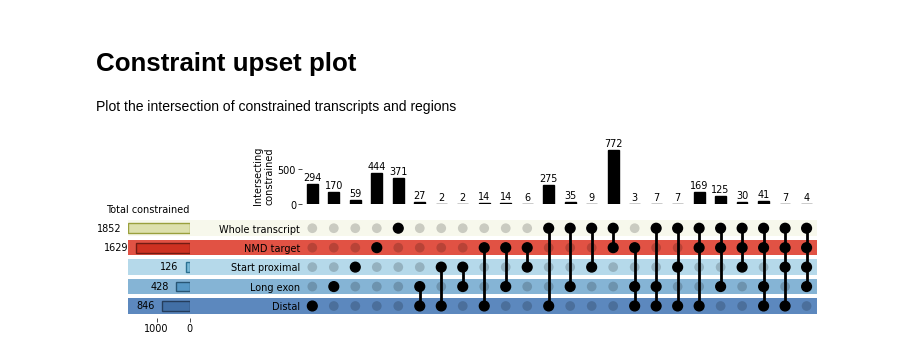
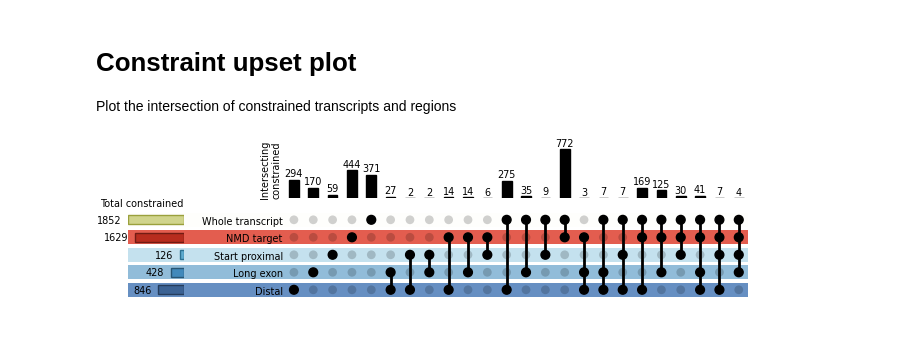
Before and after one commit to alexblakes/regional_nonsense_constraint, a Jupyter notebook: notebooks/figures/fig_02/upset_plot.ipynb, the cells around one changed output. Cells and saved outputs as stored; diff of their text form; code cells hidden in the pictures.

Commit message:
Update upset plot

```diff
--- a/notebooks/figures/fig_02/upset_plot.ipynb
+++ b/notebooks/figures/fig_02/upset_plot.ipynb
@@ -25,41 +25,53 @@ df = pd.read_csv(C.STATS_UPSET_CONSTRAINT, sep="\t", index_col="enst")
 upset_data = upsetplot.from_indicators(C.REGION_LABELS, data=df)
 # %%
 # Visualise the plot
+from xml.dom.minidom import Element
+
+
 upset = upsetplot.UpSet(
     upset_data,
+    sort_by="degree",
     sort_categories_by="-input",
     max_subset_size=2500,
     # show_counts=True,
-    element_size=20,
+    element_size=18,
     intersection_plot_elements=3,
     totals_plot_elements=3,
     facecolor="Black",
+    # element_size=None
 )
 
+# Colour category shading and bars
 for region, colour in zip(C.REGION_LABELS, region_palette):
     upset.style_categories(
         region,
-        shading_facecolor=vis.adjust_lightness(colour, 1.1),
-        bar_facecolor=vis.adjust_lightness(colour, 0.9),
+        shading_facecolor=vis.adjust_lightness(colour, 1.15),
+        bar_facecolor=vis.adjust_lightness(colour, 0.8),
         bar_edgecolor=vis.adjust_lightness(colour, 0.5)
     )
-
-u = upset.plot()
-
-# Customise the "totals" Axes
-u["totals"].grid(False)
-# u["totals"].set_xticks([])
-u["totals"].spines["bottom"].set_visible(False)
-u["totals"].set_title("Total constrained", loc="right", ha="right")
-for c in u["totals"].containers:
-    u["totals"].bar_label(c, padding=5)
-
-# Customise the "intersection" Axes
-u["intersections"].set_ylabel("Intersecting\nconstrained", va="bottom", loc="bottom")
-u["intersections"].grid(False)
-# u["intersections"].set_yticks([])
-u["intersections"].spines["left"].set_visible(False)
-for c in u["intersections"].containers:
-    u["intersections"].bar_label(c, padding=1)
-# %% [output]
-[figure, removed]
+# %%
+# Plot the figure
+fig = plt.figure(figsize=(18 * C.CM, 4.33 * C.CM), layout=("constrained"))
+u = upset.plot(fig);
+
+# Customise the "totals" Axes
+u["totals"].grid(False)
+u["totals"].set_xticks([])
+u["totals"].spines["bottom"].set_visible(False)
+u["totals"].set_title("Total constrained", loc="right", ha="right")
+for c in u["totals"].containers:
+    u["totals"].bar_label(c, padding=5)
+
+# Customise the "intersection" Axes
+u["intersections"].set_ylabel("Intersecting\nconstrained", va="bottom", loc="bottom")
+u["intersections"].grid(False)
+u["intersections"].set_yticks([])
+u["intersections"].spines["left"].set_visible(False)
+for c in u["intersections"].containers:
+    u["intersections"].bar_label(c, padding=1, fontsize=7)
+
+# Save figure
+plt.savefig("data/plots/fig_2_upset_plot.svg")
+plt.savefig("data/plots/fig_2_upset_plot.png", dpi=1000)
+# %% [output]
+[figure, added]
```
Also changed, not shown: 1 other file.
